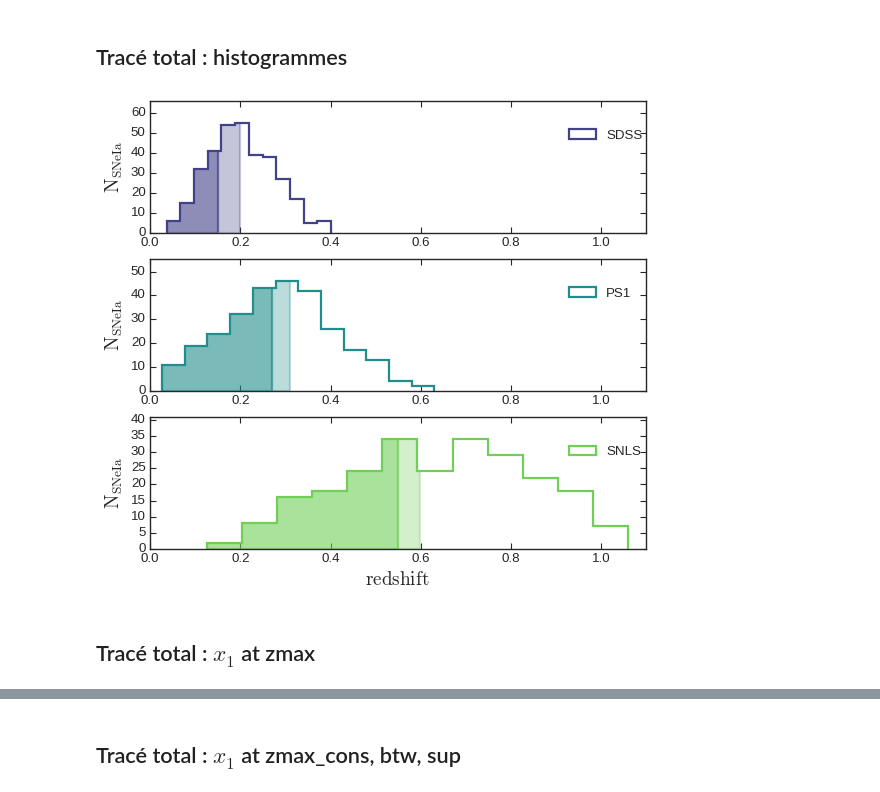
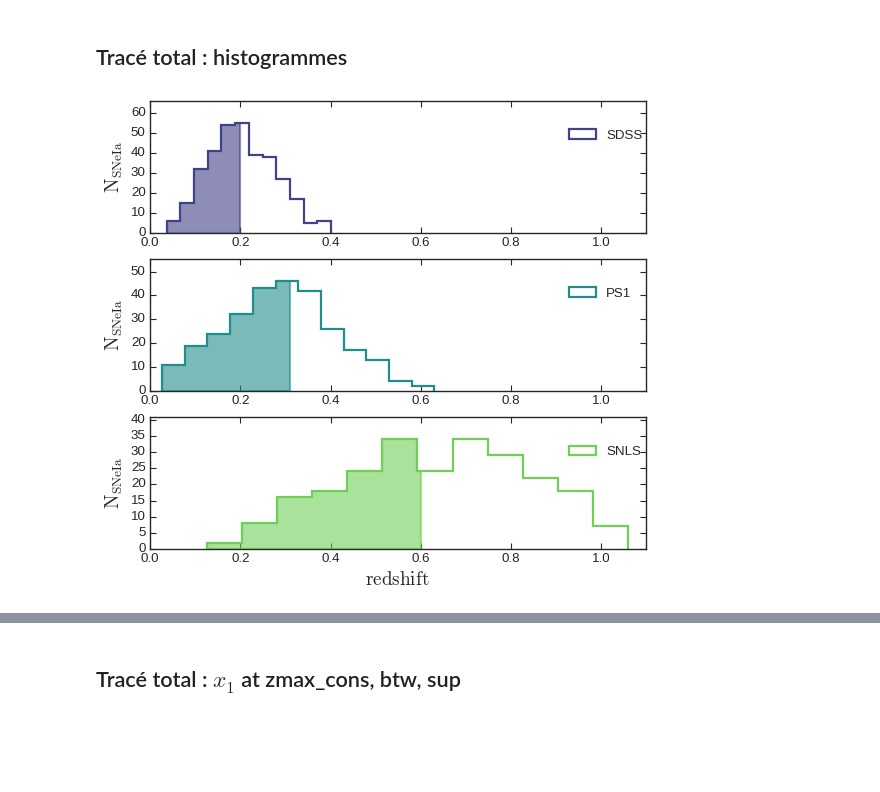
Before and after one commit to Nora-n/variaIa, a Jupyter notebook: notebooks/draft_plots_simple_maglim.ipynb, the cells around one changed output, grey strips where cells are left out. Saved outputs shown, nothing was run; the diff lists cells and outputs as text; code cells hidden in the pictures; blank space fills up the shorter version.

```diff
--- a/notebooks/draft_plots_simple_maglim.ipynb
+++ b/notebooks/draft_plots_simple_maglim.ipynb
@@ -93,0 +233,16 @@ interactive(children=(IntSlider(value=12, continuous_update=False, description='
+# %%
+s = 0
+print('Conservative data:')
+for survey in surveys:
+    s += len(z_zinfcuts[survey])
+    print(survey + ' =', len(z_zinfcuts[survey]))
+
+print('Sum = ', s)
+
+s = 0
+print('Non-conservative data:')
+for survey in surveys:
+    s += len(z_zcuts[survey])
+    print(survey + ' =', len(z_zcuts[survey]))
+
+print('Sum = ', s)
@@ -458,48 +594,59 @@ i = 1
 for survey in surveys[1:-1]:
     ax = fig.add_subplot(int('31' + str(i)))
     N, _, patches = ax.hist(surv[survey].zCMB, bins=nb_x.value,
                             color=colors[survey],
                             histtype='step', lw=2, label=survey)
 
-#    ax.vline(z_max[survey][0],
-#             color=colors[survey])
-#    ax.vline(z_max[survey][1],
-#             color=colors[survey])
-    ax.axvspan(np.min(surv[survey].zCMB),
+    if not btw.value and not cons.value and not after.value:
+        ax.axvspan(np.min(surv[survey].zCMB),
+                   z_max[survey][1],
+                   color=colors[survey],
+                   alpha=.6, lw=2.0,
+                   clip_path=patches[0])
+
+    if btw.value or (btw.value and cons.value):
+        ax.axvspan(np.min(surv[survey].zCMB),
+                   z_max[survey][0],
+                   color=colors[survey],
+                   alpha=.6, lw=2.0,
+                   clip_path=patches[0])
+        ax.axvspan(z_max[survey][0],
+                   z_max[survey][1],
+                   color=colors[survey],
+                   alpha=.3, lw=2.0,
+                   clip_path=patches[0])
+
+    if cons.value and not btw.value:
+        ax.axvspan(np.min(surv[survey].zCMB),
                z_max[survey][0],
                color=colors[survey],
                alpha=.6, lw=2.0,
                clip_path=patches[0])
-    ax.axvspan(z_max[survey][0],
-               z_max[survey][1],
-               color=colors[survey],
-               alpha=.3, lw=2.0,
-               clip_path=patches[0])
-#    ax.axvspan(z_max[survey][1],
-#               np.max(surv[survey].zCMB),
-#               color = colors[survey],
-#               alpha=.1, lw=2.0,
-#               clip_path=patches[0])
+
+    if after.value:
+        ax.axvspan(np.min(surv[survey].zCMB),
+                   np.max(surv[survey].zCMB),
+                   color=colors[survey],
+                   alpha=.6, lw=2.0,
+                   clip_path=patches[0])
 
     ax.set_xlim(0, 1.1)
     ax.set_ylim(0, 1.20*np.max(N))
 
     ax.set_ylabel(r"$\mathrm{N}_\mathrm{SNe Ia}$", fontsize="x-large")
 
     ax.tick_params(direction = 'in',
                length = 5, width = 1,
                labelsize = 12,
                top = True, right = True)
 
     ax.legend(ncol=1, loc='lower left', fontsize='medium',
           bbox_to_anchor=(0.82, 0.60))
     i += 1
 
 ax.set_xlabel(r"$\mathrm{redshift}$ ", fontsize="x-large")
 
 fig=plt.gcf()
 #fig.savefig('../../../Images/hist_surveys_cuts.pdf', bbox_inches='tight')
 # %% [output]
-[figure, old version]
+[figure, new version]
-# %% [markdown]
-## Tracé total : $x_1$ at zmax
```
Also changed, not shown: parts of 31 cells of this notebook, 5 other files.
